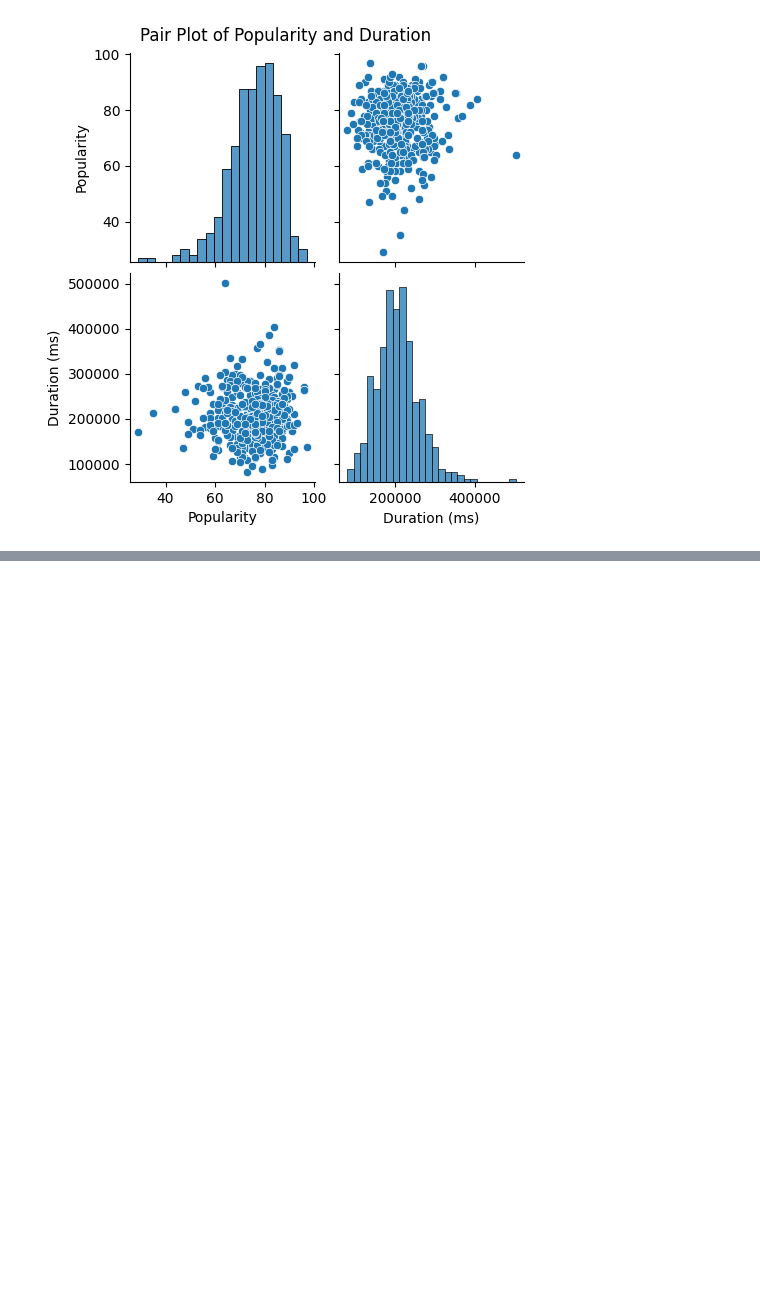
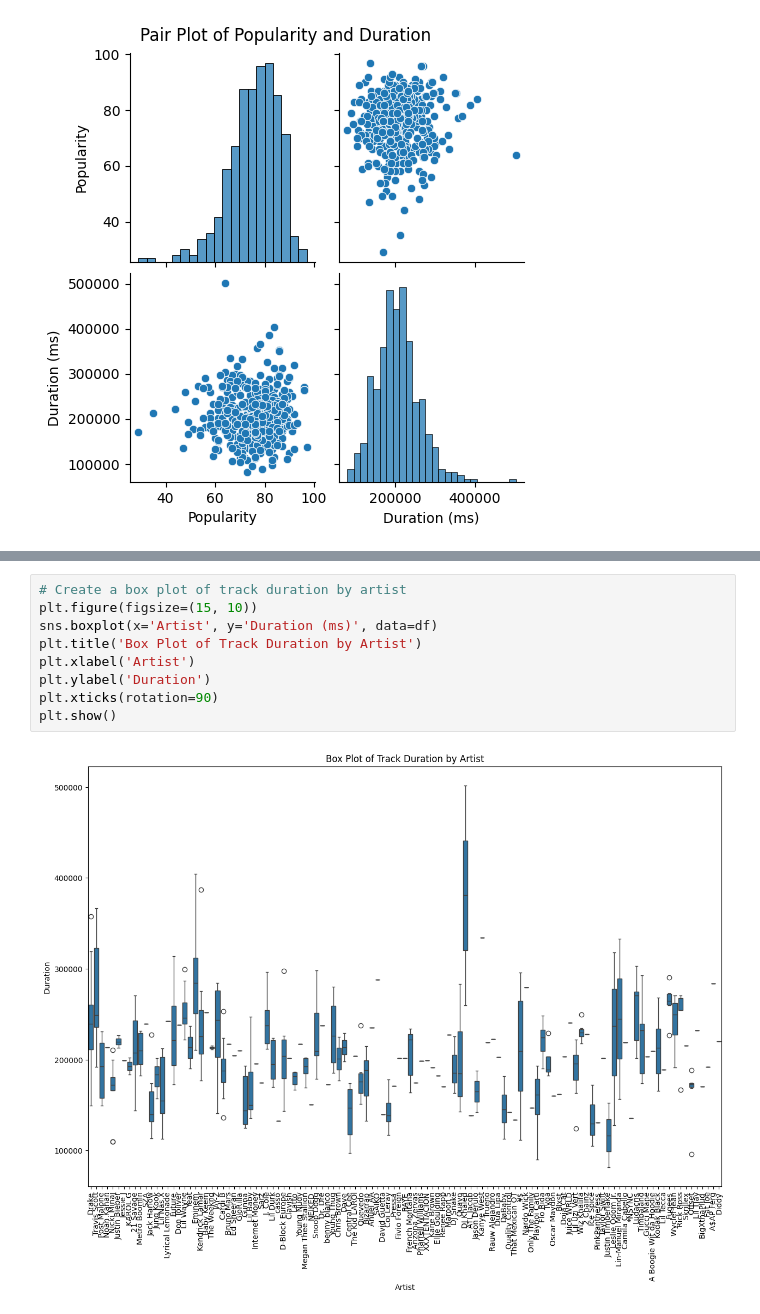
Before and after one commit to AjayKumar095/Data-Science-Masters, a Jupyter notebook: EDA_On_Amazon_Sales_Data_and_Spotify_Data/EDA_Amazon_Sales_Data.ipynb, the cells around one changed output, grey strips where cells are left out. Cells and saved outputs as stored; diff of their text form; blank space fills up the shorter version.

```diff
--- a/EDA_On_Amazon_Sales_Data_and_Spotify_Data/EDA_Amazon_Sales_Data.ipynb
+++ b/EDA_On_Amazon_Sales_Data_and_Spotify_Data/EDA_Amazon_Sales_Data.ipynb
@@ -244,0 +250,11 @@ plt.show()
+# %%
+# Create a box plot of track duration by artist
+plt.figure(figsize=(15, 10))
+sns.boxplot(x='Artist', y='Duration (ms)', data=df)
+plt.title('Box Plot of Track Duration by Artist')
+plt.xlabel('Artist')
+plt.ylabel('Duration')
+plt.xticks(rotation=90)
+plt.show()
+# %% [output]
+[figure, added]
```
Also changed, not shown: parts of 3 cells of this notebook.
